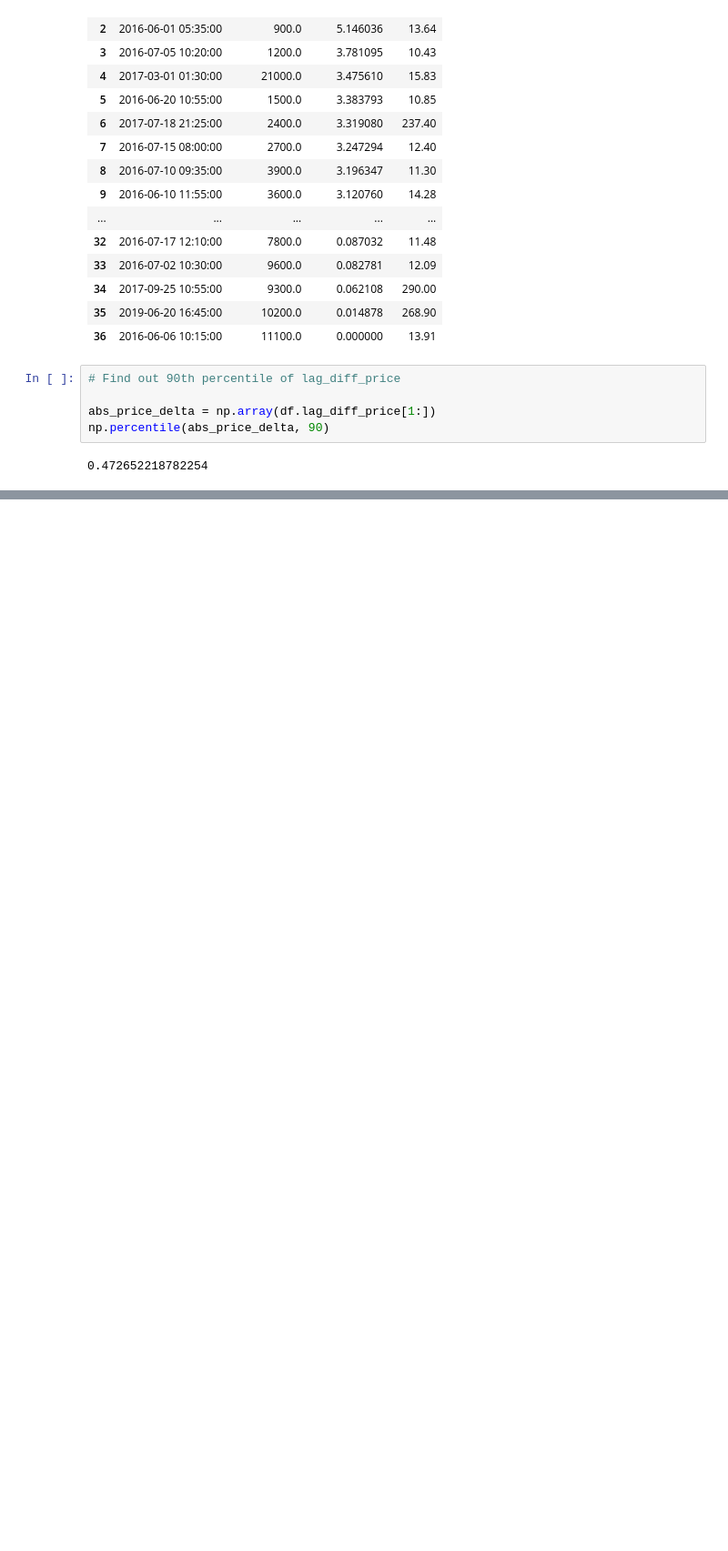
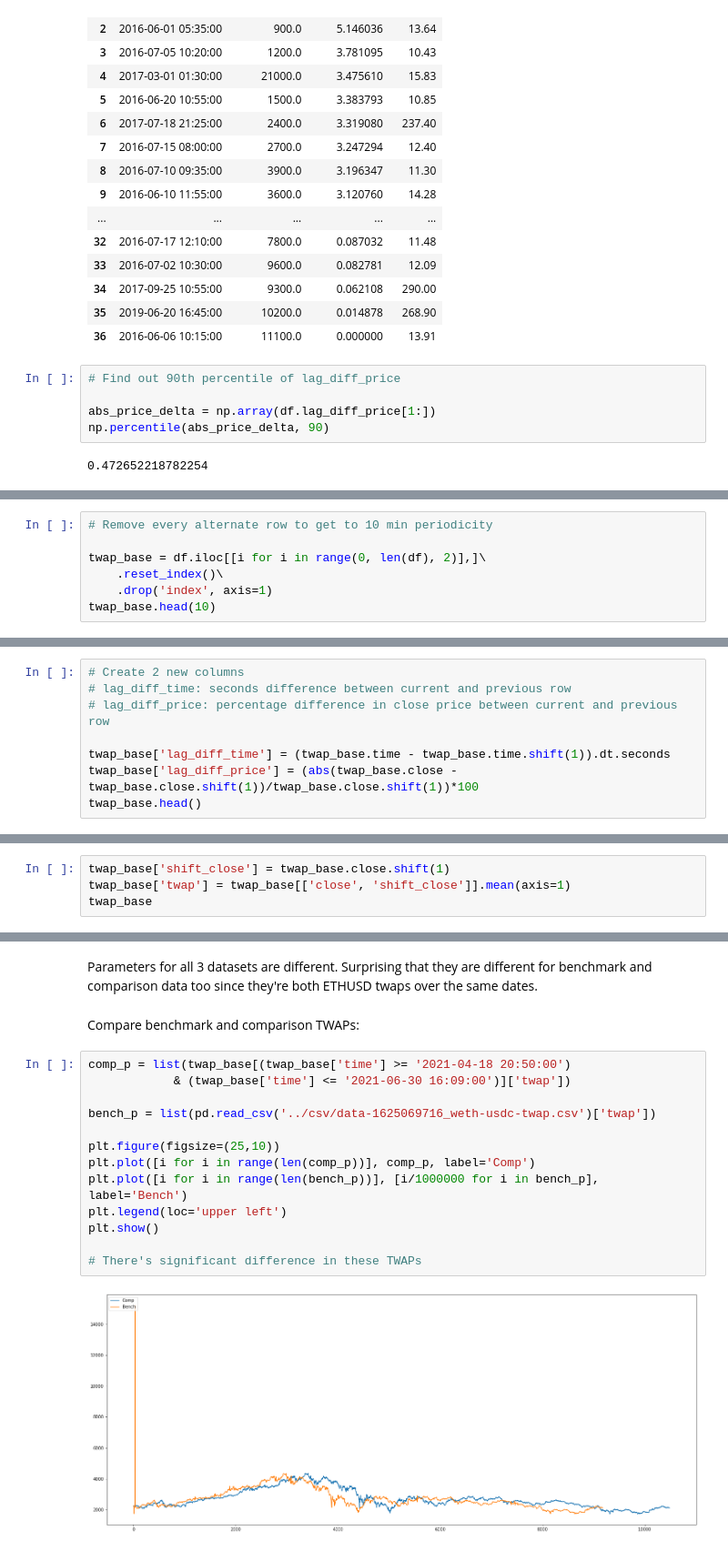
Before and after one commit to overlay-market/overlay-risk, a Jupyter notebook: notebooks/data_fetch_and_prep.ipynb, the cells around one changed output, grey strips where cells are left out. Shown at 91% size. Cells and saved outputs as stored; diff of their text form; blank space fills up the shorter version.

Commit message:
Compare datasets and their distributions

```diff
--- a/notebooks/data_fetch_and_prep.ipynb
+++ b/notebooks/data_fetch_and_prep.ipynb
@@ -277,0 +186,7 @@ df[['lag_diff_time', 'close', 'lag_diff_price']]\
+# %%
+# Remove every alternate row to get to 10 min periodicity
+
+twap_base = df.iloc[[i for i in range(0, len(df), 2)],]\
+    .reset_index()\
+    .drop('index', axis=1)
+twap_base.head(10)
@@ -277,0 +207,8 @@ df[['lag_diff_time', 'close', 'lag_diff_price']]\
+# %%
+# Create 2 new columns
+# lag_diff_time: seconds difference between current and previous row
+# lag_diff_price: percentage difference in close price between current and previous row
+
+twap_base['lag_diff_time'] = (twap_base.time - twap_base.time.shift(1)).dt.seconds
+twap_base['lag_diff_price'] = (abs(twap_base.close - twap_base.close.shift(1))/twap_base.close.shift(1))*100
+twap_base.head()
@@ -277,0 +269,4 @@ df[['lag_diff_time', 'close', 'lag_diff_price']]\
+# %%
+twap_base['shift_close'] = twap_base.close.shift(1)
+twap_base['twap'] = twap_base[['close', 'shift_close']].mean(axis=1)
+twap_base
@@ -277,0 +356,19 @@ df[['lag_diff_time', 'close', 'lag_diff_price']]\
+# %% [markdown]
+Parameters for all 3 datasets are different. Surprising that they are different for benchmark and comparison data too since they're both ETHUSD twaps over the same dates.
+# %% [markdown]
+Compare benchmark and comparison TWAPs:
+# %%
+comp_p = list(twap_base[(twap_base['time'] >= '2021-04-18 20:50:00')
+            & (twap_base['time'] <= '2021-06-30 16:09:00')]['twap'])
+
+bench_p = list(pd.read_csv('../csv/data-1625069716_weth-usdc-twap.csv')['twap'])
+
+plt.figure(figsize=(25,10))
+plt.plot([i for i in range(len(comp_p))], comp_p, label='Comp')
+plt.plot([i for i in range(len(bench_p))], [i/1000000 for i in bench_p], label='Bench')
+plt.legend(loc='upper left')
+plt.show()
+
+# There's significant difference in these TWAPs
+# %% [output]
+[figure, added]
```
Also changed, not shown: parts of 34 cells of this notebook.
